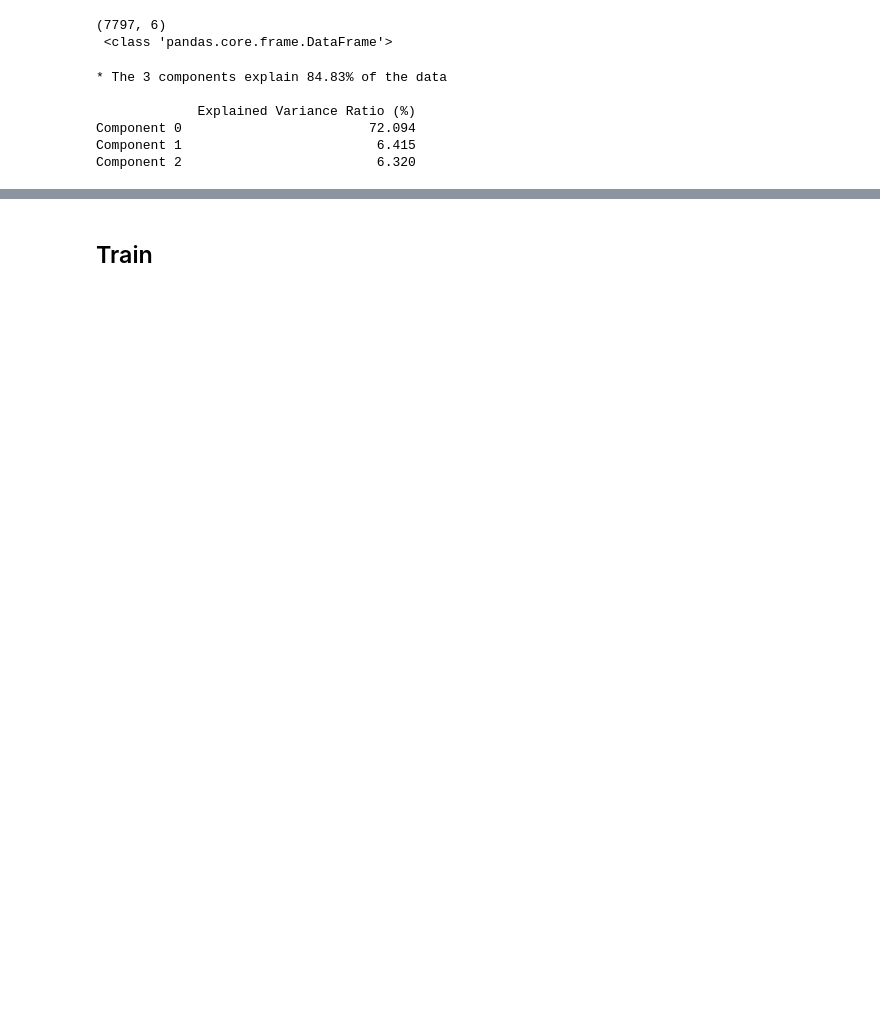
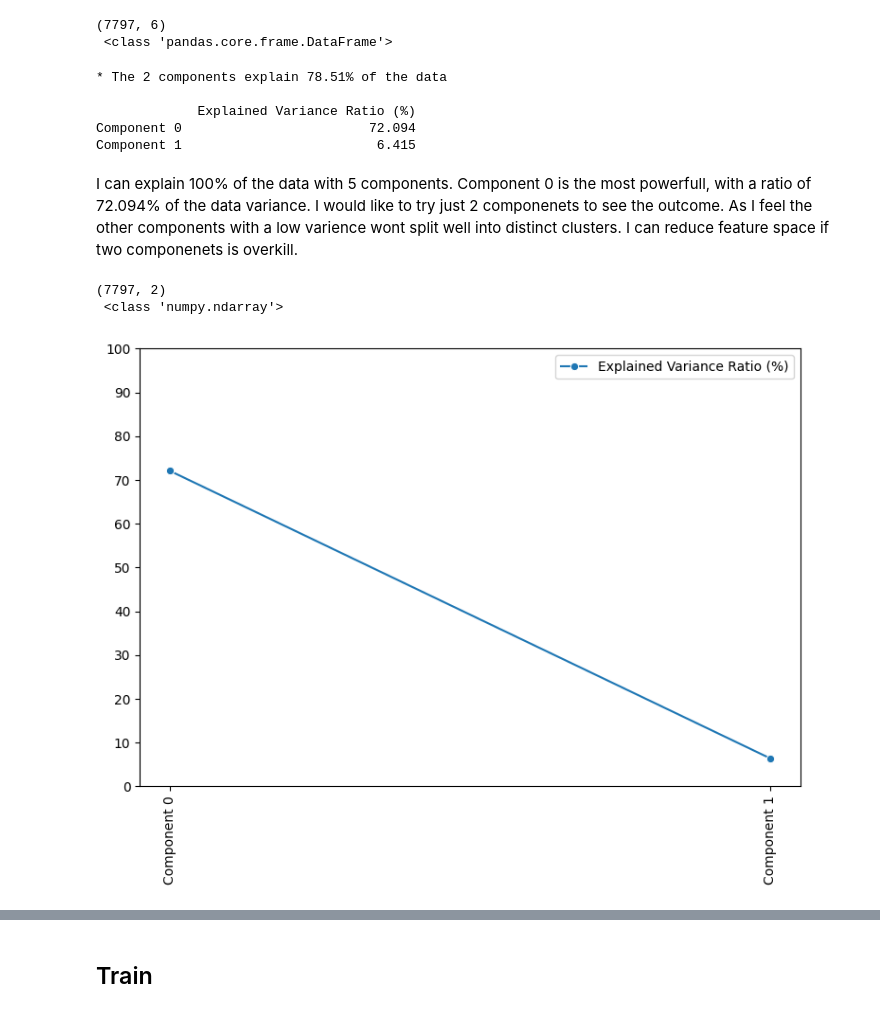
Before and after one commit to MaxBWiseman/Predictive_Analytics_Project, a Jupyter notebook: jupyter_notebooks/Modelling_and_Evaluation_Cluster.ipynb, the cells around one changed output, grey strips where cells are left out. Cells and saved outputs as stored; diff of their text form; code cells hidden in the pictures; blank space fills up the shorter version.

Commit message:
Unsupervised clustering task rough finish
A rough finish has been completed on the unsupervised clustering ML task, will return to polish when the other two notebooks are completed

```diff
--- a/jupyter_notebooks/Modelling_and_Evaluation_Cluster.ipynb
+++ b/jupyter_notebooks/Modelling_and_Evaluation_Cluster.ipynb
@@ -391,9 +317,5 @@ We researched for the optimal values for n_components and n_clusters in the engi
 # %%
-# Normality improvement
-from feature_engine.transformation import BoxCoxTransformer
 from sklearn.pipeline import Pipeline
-# Scaler
-from sklearn.preprocessing import MinMaxScaler, StandardScaler
 # encoding
 from feature_engine.encoding import OrdinalEncoder
 # pca
@@ -401,7 +323,7 @@ from sklearn.decomposition import PCA
 # kmeans
 from sklearn.cluster import KMeans
 
-def ClusteringPipeline():
+def CleanEnginPipeline():
     cleaning_engineering_pipeline = Pipeline([
         ('data_type_transformer', DataTypeTransformer()),
         ('knn_imputer', KNNImputerTransformer(n_neighbors=3)),
@@ -411,11 +333,8 @@ def ClusteringPipeline():
         ('float_to_int', FloatToInt()),
         ('data_smoother', DataSmoother(k=3)),
         ('outlier_trimmer_transformer', OutlierTrimmerTransformer()),
-        # ('boxcox', BoxCoxTransformer()),
         ('encoder', OrdinalEncoder(encoding_method='arbitrary', variables=["Activity Level"])),
         # I have chosen OrdinalEncoder as our categorical variables have an ordinal relationship
         ('minmax', DataFrameScaler(exclude_columns=["Activity Level"])),
-        ('pca', PCA(n_components=3, random_state=42)),
-        ('model', KMeans(n_clusters=4, random_state=42))
     ])
     return cleaning_engineering_pipeline
@@ -472,0 +343,9 @@ Original Data:
+# %%
+def FullPipeline():
+    cleaning_engineering_pipeline = CleanEnginPipeline()
+    clustering_pipeline = Pipeline([
+        ('cleaning_engineering_pipeline', cleaning_engineering_pipeline),
+        ('pca', PCA(n_components=2, random_state=42)),
+        ('model', KMeans(n_clusters=3, random_state=42))
+    ])
+    return clustering_pipeline
@@ -473,6 +354,6 @@ Original Data:
 # %%
-pipeline_cluster = ClusteringPipeline()
-pipeline_pca = Pipeline(pipeline_cluster.steps[:-2])
+full_pipeline = FullPipeline()
+pipeline_pca = Pipeline(full_pipeline.steps[:-2])
 df_pca = pipeline_pca.fit_transform(df)
 
 print(df_pca.shape,'\n', type(df_pca))
@@ -485,5 +363,5 @@ dfplz["Blood Oxygen Level (%)"].value_counts()
 # %%
-n_components = 3
+n_components = 2
 
 pca = PCA(n_components=n_components).fit(df_pca)
 x_PCA = pca.transform(df_pca)
@@ -500,9 +378,32 @@ PercentageOfDataExplained = dfExplVarRatio['Explained Variance Ratio (%)'].sum()
 print(f"* The {n_components} components explain {round(PercentageOfDataExplained,2)}% of the data \n")
 print(dfExplVarRatio)
 # %% [output]
-* The 3 components explain 84.83% of the data
+* The 2 components explain 78.51% of the data
 
              Explained Variance Ratio (%)
 Component 0                        72.094
 Component 1                         6.415
-Component 2                         6.320
+# %% [markdown]
+I can explain 100% of the data with 5 components. Component 0 is the most powerfull, with a ratio of 72.094% of the data variance. I would like to try just 2 componenets to see the outcome. As I feel the other components with a low varience wont split well into distinct clusters. I can reduce feature space if two componenets is overkill.
+# %%
+pipeline_cluster = FullPipeline()
+pipeline_analysis = Pipeline(pipeline_cluster.steps[:-1])
+df_analysis = pipeline_analysis.fit_transform(df)
+
+print(df_analysis.shape,'\n', type(df_analysis))
+# %% [output]
+(7797, 2)
+ <class 'numpy.ndarray'>
+# %%
+import matplotlib.pyplot as plt
+from matplotlib import rcParams
+import seaborn as sns
+rcParams['font.family'] = ['DejaVu Sans']
+
+plt.figure(figsize=(9, 6))
+sns.lineplot(data=dfExplVarRatio,  marker="o")
+plt.xticks(rotation=90)
+plt.yticks(np.arange(0, 110, 10))
+plt.show()
+# %% [output]
+[figure, added]
```
Also changed, not shown: parts of 71 cells of this notebook, 1 other file.
